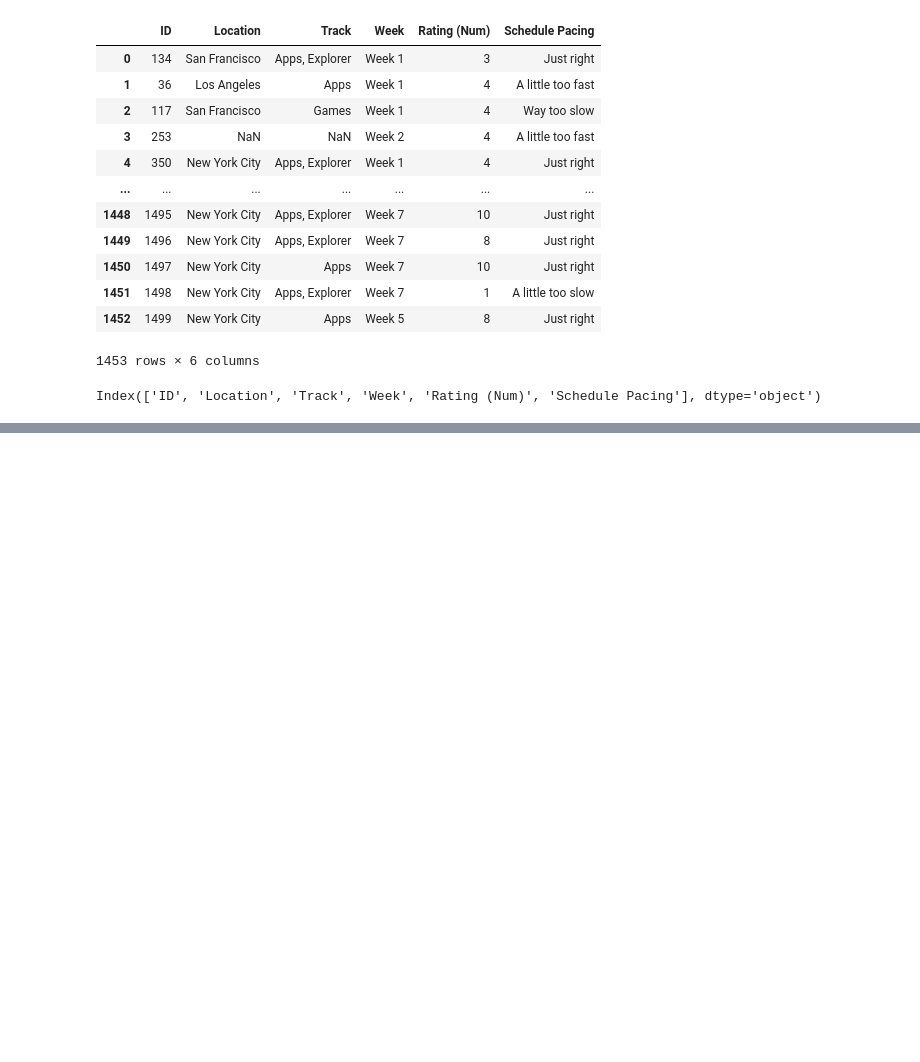
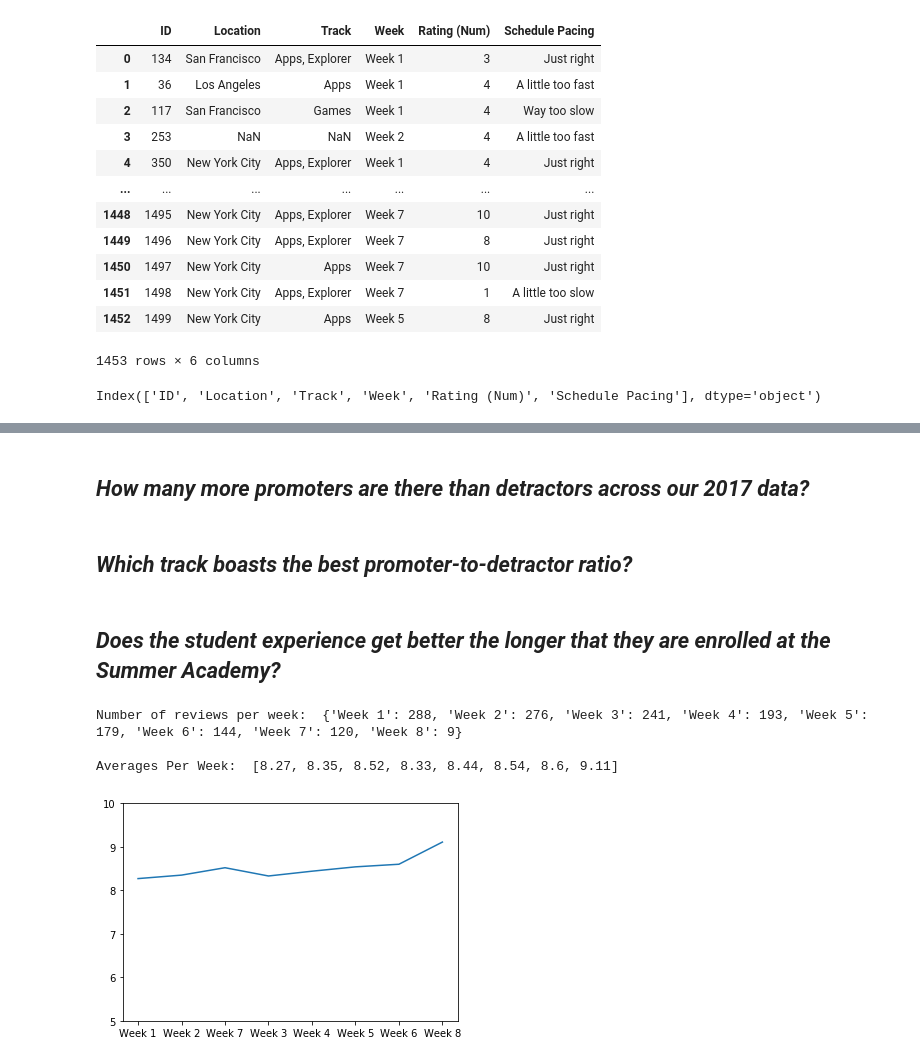
Before and after one commit to RobotGyal/Net-Promoter-Score, a Jupyter notebook: NPS/NPS_EDA.ipynb, the cells around one changed output, grey strips where cells are left out. Drawn from its saved outputs; the diff is of its cells as text; code cells hidden in the pictures; blank space fills up the shorter version.

```diff
--- a/NPS/NPS_EDA.ipynb
+++ b/NPS/NPS_EDA.ipynb
@@ -63,0 +48,6 @@ detractor_data = data[data['Rating (Num)'] == '1']
+# %%
+# rename columns
+# ---------------
+
+data = data.rename(columns={"Rating (Num)": "Rating", "Schedule Pacing": "Pace"})
+data.head()
@@ -63,0 +123,31 @@ detractor_data = data[data['Rating (Num)'] == '1']
+# %% [markdown]
+## _How many more promoters are there than detractors across our 2017 data?_
+# %% [markdown]
+## _Which track boasts the best promoter-to-detractor ratio?_
+# %% [markdown]
+## _Does the student experience get better the longer that they are enrolled at the Summer Academy?_
+# %%
+def find_average_per_week(data):
+    weeks = ['Week 1','Week 2','Week 3','Week 4','Week 5','Week 6','Week 7','Week 8']
+    week_averages = []
+    for i in weeks:
+        data_week = data[data['Week']== i]['Rating']
+        average = np.round(np.mean(data_week), 2)
+        week_averages.append(average)
+    return week_averages
+
+reviews_per_week = dict(data['Week'].value_counts())
+average_per_week = find_average_per_week(data)
+print("Number of reviews per week: ", reviews_per_week, '\n')
+print("Averages Per Week: ", average_per_week)
+# %% [output]
+Number of reviews per week:  {'Week 1': 288, 'Week 2': 276, 'Week 3': 241, 'Week 4': 193, 'Week 5': 179, 'Week 6': 144, 'Week 7': 120, 'Week 8': 9}
+
+Averages Per Week:  [8.27, 8.35, 8.52, 8.33, 8.44, 8.54, 8.6, 9.11]
+# %%
+plt.plot(data['Week'].unique(), average_per_week)
+axes = plt.gca()
+axes.set_ylim([5,10])
+plt.show()
+# %% [output]
+[figure, added]
```
Also changed, not shown: parts of 38 cells of this notebook, 10 other files.
